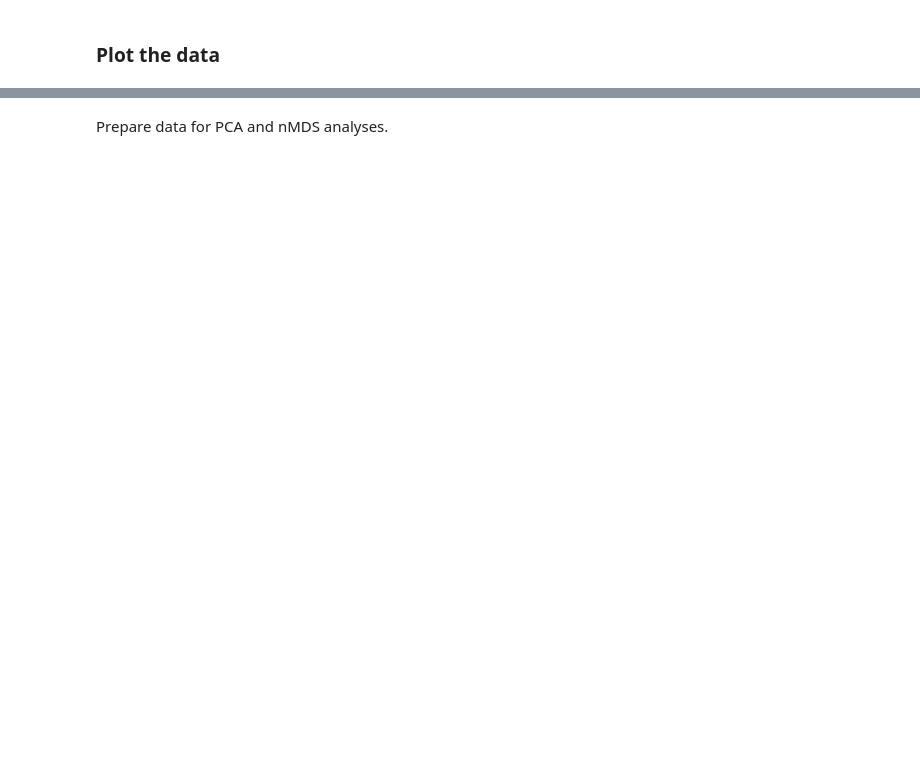
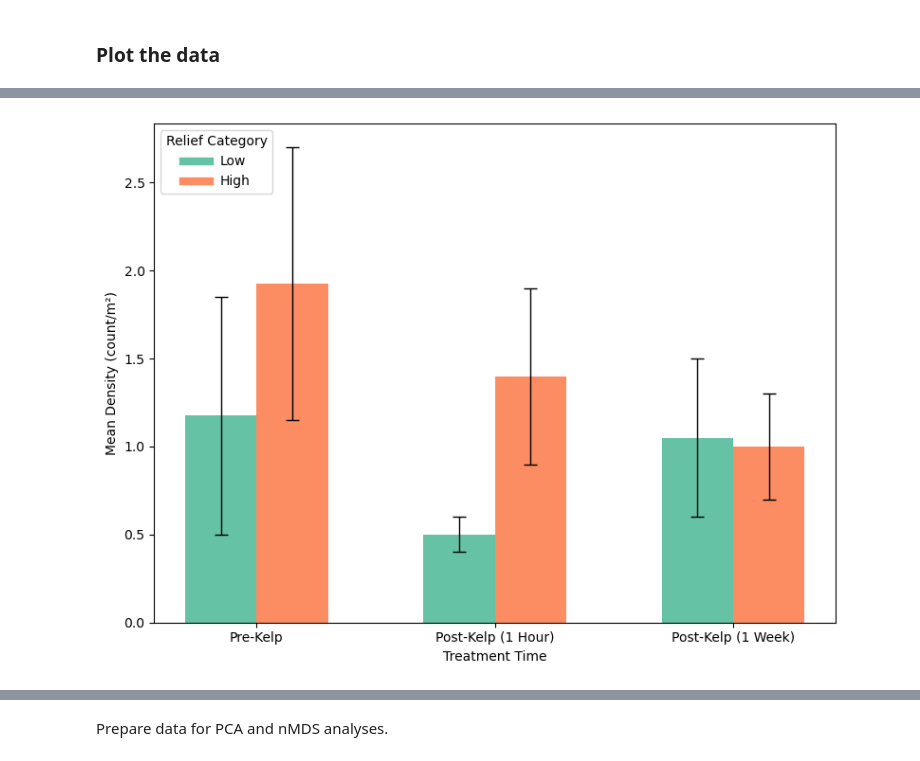
Before and after one commit to daleycarolinec/ms272, a Jupyter notebook: Final Project Analysis.ipynb, the cells around one changed output, grey strips where cells are left out. Saved outputs shown, nothing was run; the diff lists cells and outputs as text; code cells hidden in the pictures; blank space fills up the shorter version.

```diff
--- a/Final Project Analysis.ipynb
+++ b/Final Project Analysis.ipynb
@@ -86,6 +53,11 @@ pivot_benthos = pd.merge(pivot_benthos, mean_relief_by_transect, on='Transect_Nu
 pivot_benthos['Percent_Rock'] = (pivot_benthos['Rock'] / (pivot_benthos['Rock'] + pivot_benthos['Sand'])) * 100
 pivot_benthos['Percent_Sand'] = (pivot_benthos['Sand'] / (pivot_benthos['Rock'] + pivot_benthos['Sand'])) * 100
 
+pivot_benthos['Relief_Category'] = pivot_benthos['Mean_Relief'].apply(
+    lambda x: 'High' if x >= 2 else 'Low'
+)
+
+
 pivot_benthos
 # %% [output]
 |  | Transect_Number | 0 | 1 | 2 | 3 | Rock | Sand | Mean_Relief | Percent_Rock | ... |
@@ -100,13 +70,18 @@ fish
 # %%
+# Weighted size = Size_cm * Count
+fish['Weighted_Size'] = fish['Size_cm'] * fish['Count']
+
+# Weighted mean size by transect and treatment
+weighted_size = fish.groupby(['Transect_Number', 'Treatment_Time']).apply(
+    lambda df: df['Weighted_Size'].sum() / df['Count'].sum()
+).reset_index(name='Weighted_Mean_Size_cm')
+
 pivot_fish = fish.pivot_table(
     index=["Transect_Number", "Treatment_Time"],
     columns="Species",
     values="Count",
     fill_value=0,
     aggfunc='sum'
-)
+).reset_index()
 
-pivot_fish.columns.name = None
-pivot_fish = pivot_fish.reset_index()
-
-pivot_fish
+pivot_fish = pivot_fish.merge(weighted_size, on=['Transect_Number', 'Treatment_Time'], how='left')
@@ -285,0 +217,69 @@ plt.show()
+# %%
+import matplotlib.pyplot as plt
+import seaborn as sns
+import numpy as np
+from matplotlib.lines import Line2D
+
+def plot_statistics_with_simple_error_bars(stats, y_column, y_label, metric_name):
+
+    # Set up the figure
+    plt.figure(figsize=(8, 6))
+
+    # Custom x-axis label mapping
+    label_map = {'0_hours': 'Pre-Kelp', '1_hour': 'Post-Kelp (1 Hour)', '1_week': 'Post-Kelp (1 Week)'}
+    stats = stats.copy()
+    stats['Treatment_Label'] = stats['Treatment_Time'].map(label_map)
+
+    # Define positions on the x-axis
+    treatment_times = stats['Treatment_Time'].unique()
+    treatment_labels = [label_map[t] for t in treatment_times]
+    relief_categories = sorted(stats['Relief_Category'].unique(), reverse=True)
+
+    width = 0.3  # Width of each bar
+    colors = sns.color_palette("Set2", len(relief_categories))
+
+    legend_labels = []
+
+    for i, treatment_time in enumerate(treatment_times):
+        for j, relief_category in enumerate(relief_categories):
+            row = stats[(stats['Treatment_Time'] == treatment_time) &
+                        (stats['Relief_Category'] == relief_category)].iloc[0]
+
+            bar_x = i + j * width
+            mean_value = row[y_column]
+            std_error = row['std_error']
+
+            plt.bar(bar_x, mean_value, width=width, color=colors[j])
+            plt.errorbar(bar_x, mean_value, yerr=std_error, fmt='none',
+                         color='black', capsize=5, elinewidth=1)
+
+            if i == 0:
+                legend_labels.append(relief_category)
+
+    # Set custom x-tick positions and labels
+    tick_positions = np.arange(len(treatment_times)) + (width / 2)
+    plt.xticks(tick_positions, treatment_labels)
+
+    plt.xlabel('Treatment Time')
+    plt.ylabel(y_label)
+
+    legend_handles = [Line2D([0], [0], color=colors[j], lw=6) for j in range(len(relief_categories))]
+    plt.legend(legend_handles, legend_labels, title='Relief Category', loc='upper left')
+
+    plt.tight_layout()
+
+    # Save the figure as a jpg file
+    filename = f'{metric_name}_plot.jpg'  # Name the file based on the metric name
+    plt.savefig(filename, dpi=300, bbox_inches='tight', format='jpg')  # Save as .jpg with high resolution
+
+    # Optionally, display the plot
+    plt.show()
+
+    print(f"Figure saved as {filename}")
+
+# Example usage:
+plot_statistics_with_simple_error_bars(density_stats, 'mean_density', 'Mean Density (count/m²)', 'density')
+plot_statistics_with_simple_error_bars(biodiversity_stats, 'mean_biodiversity', 'Mean Shannon Index', 'biodiversity')
+plot_statistics_with_simple_error_bars(size_stats, 'mean_size', 'Mean Size (cm)', 'size')
+# %% [output]
+[figure, added]
```
Also changed, not shown: parts of 30 cells of this notebook, 1 other file.
